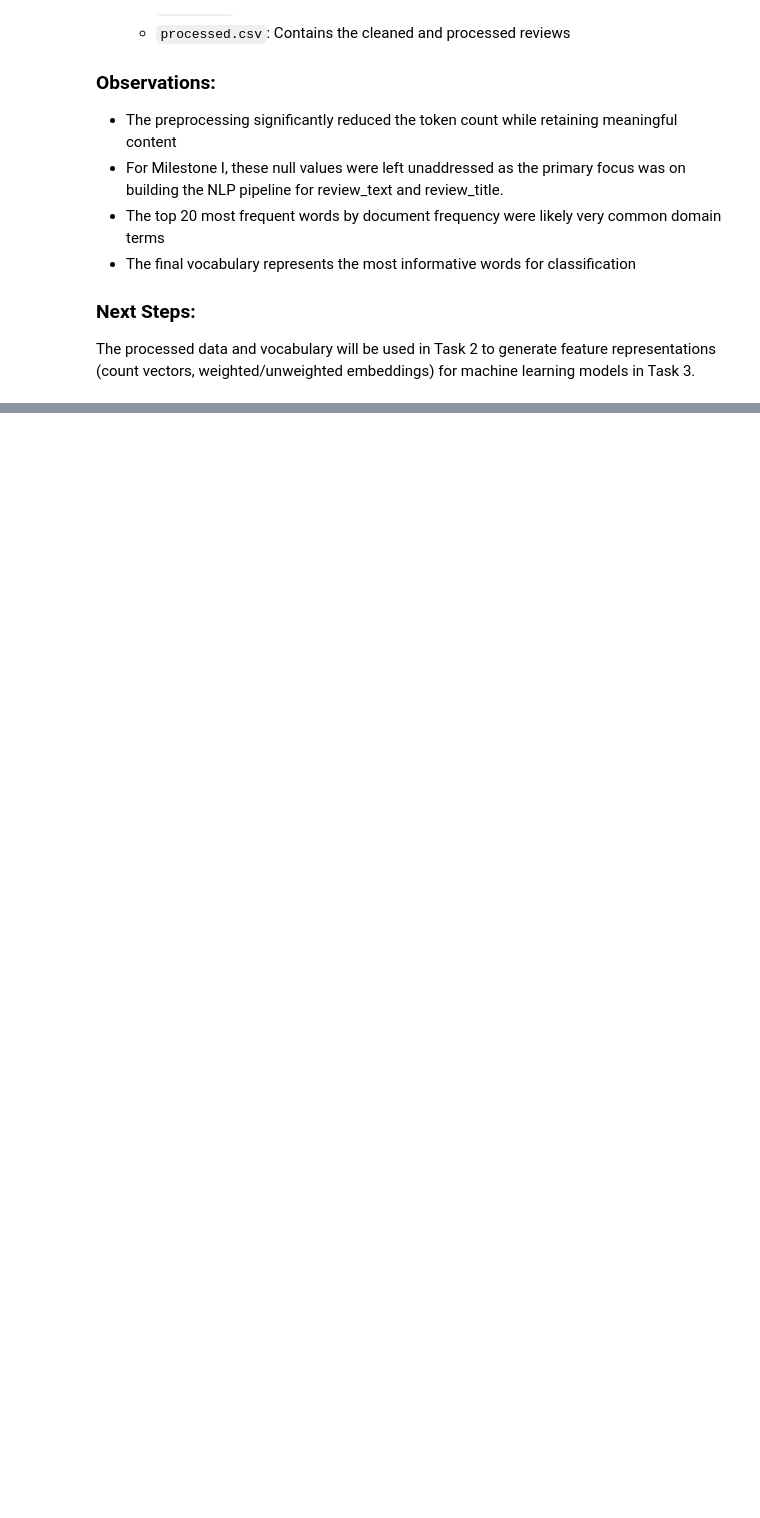
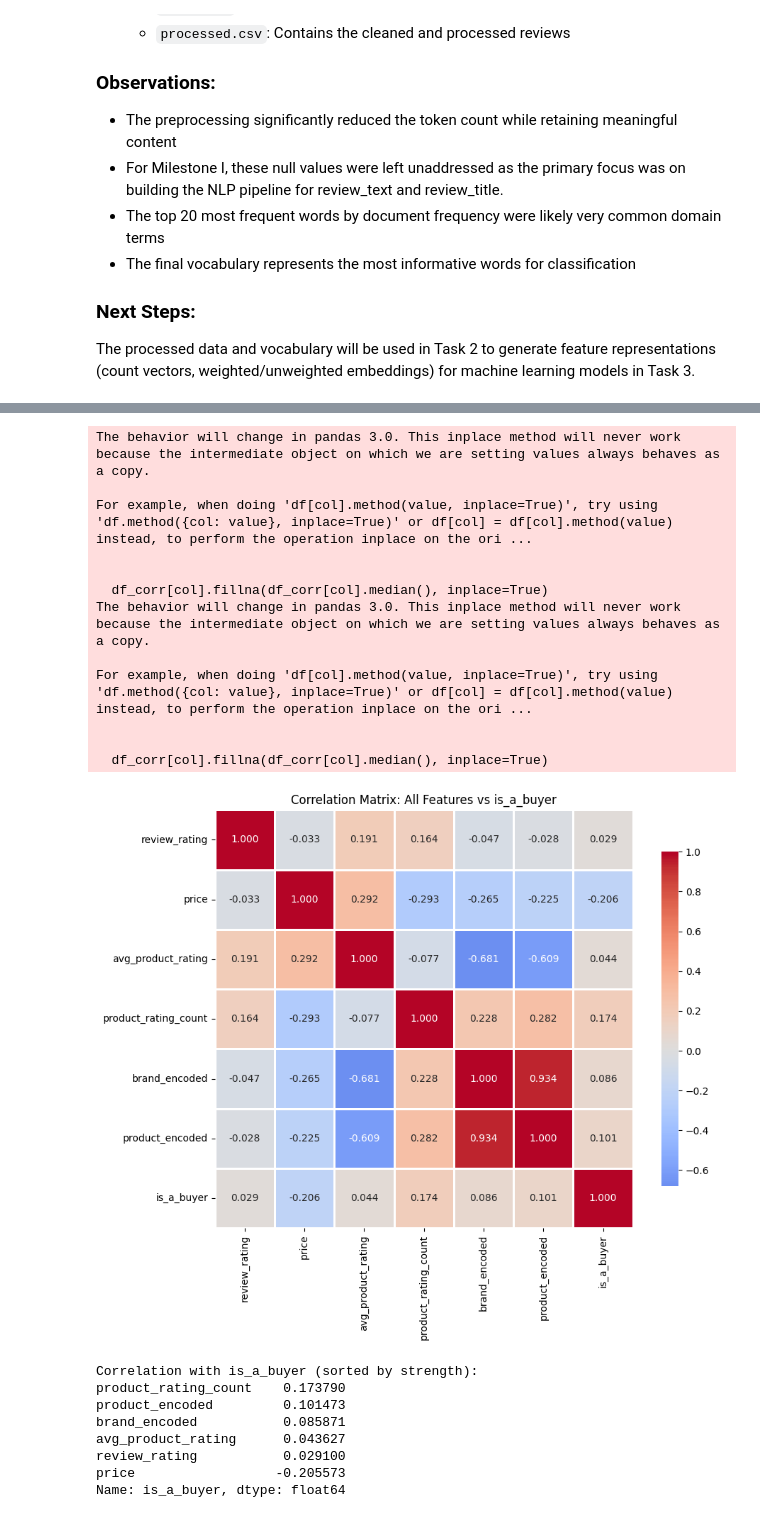
Before and after one commit to NghiaNguyen170192/cosc3081-cosc3082-adv-programming-asm3, a Jupyter notebook: task1_processed.ipynb, the cells around one changed output, grey strips where cells are left out. Cells and saved outputs as stored; diff of their text form; code cells hidden in the pictures; blank space fills up the shorter version.

Commit message:
add correltion matrix

```diff
--- a/task1_processed.ipynb
+++ b/task1_processed.ipynb
@@ -587,0 +594,69 @@ The processed data and vocabulary will be used in Task 2 to generate feature rep
+# %%
+import matplotlib.pyplot as plt
+import seaborn as sns
+from sklearn.preprocessing import LabelEncoder
+
+# Load processed data for EDA
+df_eda = pd.read_csv('processed.csv')
+
+# Encode categorical columns to numeric for correlation analysis
+# LabelEncoder converts text categories to integers (e.g., Olay=0, L'Oreal=1)
+df_corr = df_eda.copy()
+df_corr['brand_encoded']   = LabelEncoder().fit_transform(df_corr['brand_name'].fillna('unknown'))
+df_corr['product_encoded'] = LabelEncoder().fit_transform(df_corr['product_title'].fillna('unknown'))
+
+# Select all numeric + encoded columns for correlation matrix
+# Excludes: text columns (review_text, review_title), IDs, dates, URLs
+numeric_cols = [
+    'review_rating',        # Rating given by the reviewer (1-5)
+    'price',                # Product price
+    'avg_product_rating',   # Average rating of the product across all reviews
+    'product_rating_count', # Total number of ratings for the product
+    'brand_encoded',        # Brand name (label encoded)
+    'product_encoded',      # Product title (label encoded)
+    'is_a_buyer'            # Target variable: 1=buyer, 0=non-buyer
+]
+
+# Fill missing values with median to avoid NaN in correlation calculation
+for col in numeric_cols:
+    df_corr[col].fillna(df_corr[col].median(), inplace=True)
+
+# Compute correlation matrix
+corr_matrix = df_corr[numeric_cols].corr()
+
+# Plot heatmap
+# - annot=True: show correlation values in each cell
+# - cmap='coolwarm': red=positive, blue=negative correlation
+# - center=0: white at zero correlation
+fig, ax = plt.subplots(figsize=(10, 8))
+sns.heatmap(corr_matrix, annot=True, fmt='.3f', cmap='coolwarm', center=0,
+            square=True, linewidths=1, cbar_kws={"shrink": 0.8}, ax=ax)
+ax.set_title('Correlation Matrix: All Features vs is_a_buyer')
+plt.tight_layout()
+plt.show()
+
+# Print correlation values with target variable sorted by strength
+print("Correlation with is_a_buyer (sorted by strength):")
+print(corr_matrix['is_a_buyer'].drop('is_a_buyer').sort_values(ascending=False))
+# %% [output]
+The behavior will change in pandas 3.0. This inplace method will never work because the intermediate object on which we are setting values always behaves as a copy.
+
+For example, when doing 'df[col].method(value, inplace=True)', try using 'df.method({col: value}, inplace=True)' or df[col] = df[col].method(value) instead, to perform the operation inplace on the ori ...
+
+
+  df_corr[col].fillna(df_corr[col].median(), inplace=True)
+The behavior will change in pandas 3.0. This inplace method will never work because the intermediate object on which we are setting values always behaves as a copy.
+
+For example, when doing 'df[col].method(value, inplace=True)', try using 'df.method({col: value}, inplace=True)' or df[col] = df[col].method(value) instead, to perform the operation inplace on the ori ...
+
+
+  df_corr[col].fillna(df_corr[col].median(), inplace=True)
+[figure, added]
+Correlation with is_a_buyer (sorted by strength):
+product_rating_count    0.173790
+product_encoded         0.101473
+brand_encoded           0.085871
+avg_product_rating      0.043627
+review_rating           0.029100
+price                  -0.205573
+Name: is_a_buyer, dtype: float64
```
Also changed, not shown: parts of 3 cells of this notebook.
